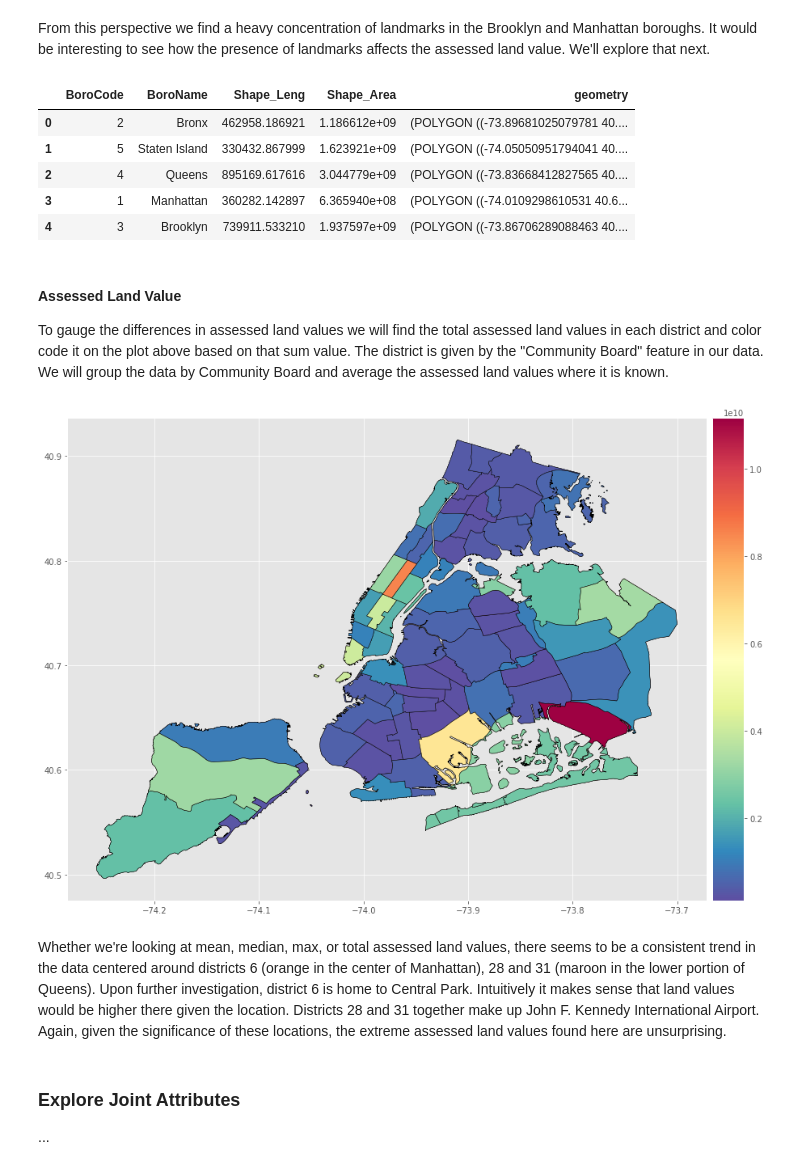
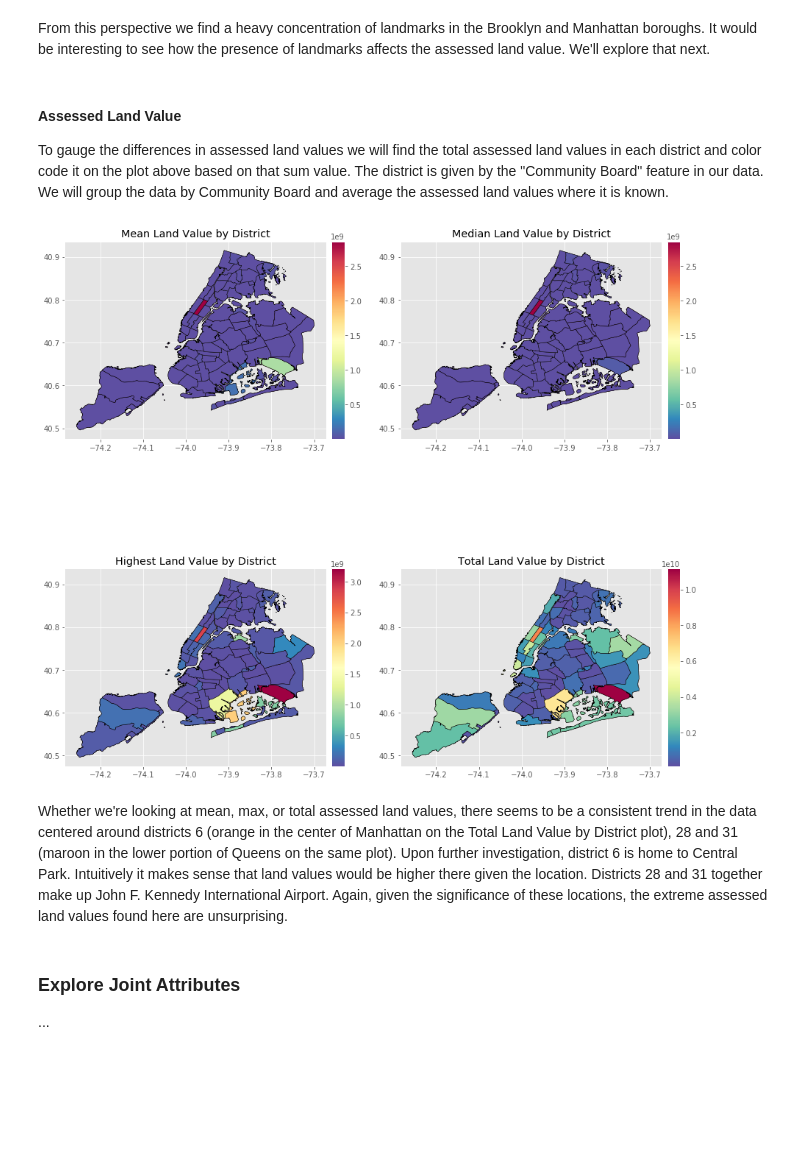
Before and after one commit to lavos84/DS7331-Term-Project, a Jupyter notebook: DS 7331 Term Project.ipynb, the cells around one changed output. Cells and saved outputs as stored; diff of their text form; code cells hidden in the pictures; blank space fills up the shorter version.

```diff
--- a/DS 7331 Term Project.ipynb
+++ b/DS 7331 Term Project.ipynb
@@ -654,15 +618,6 @@ plt.show()
 [figure]
 # %% [markdown]
 From this perspective we find a heavy concentration of landmarks in the Brooklyn and Manhattan boroughs.  It would be interesting to see how the presence of landmarks affects the assessed land value.  We'll explore that next.
-# %%
-boroughs.head(12)
-# %% [output]
-|  | BoroCode | BoroName | Shape_Leng | Shape_Area | geometry |
-| 0 | 2 | Bronx | 462958.186921 | 1.186612e+09 | (POLYGON ((-73.89681025079781 40.... |
-| 1 | 5 | Staten Island | 330432.867999 | 1.623921e+09 | (POLYGON ((-74.05050951794041 40.... |
-| 2 | 4 | Queens | 895169.617616 | 3.044779e+09 | (POLYGON ((-73.83668412827565 40.... |
-| 3 | 1 | Manhattan | 360282.142897 | 6.365940e+08 | (POLYGON ((-74.0109298610531 40.6... |
-| 4 | 3 | Brooklyn | 739911.533210 | 1.937597e+09 | (POLYGON ((-73.86706289088463 40.... |
 # %% [markdown]
 #### Assessed Land Value
 
@@ -689,22 +644,41 @@ districts = districts.merge(mean_land_value, on = "BoroCD")
 districts = districts.merge(median_land_value, on = "BoroCD")
 districts = districts.merge(max_land_value, on = "BoroCD")
 districts = districts.merge(total_land_value, on = "BoroCD")
-# %%
-# Plot the data on the map of New York City
-from mpl_toolkits.axes_grid1 import make_axes_locatable
-
-fig, ax = plt.subplots(figsize = (15,15))
-ax.set_aspect('equal')
-divider = make_axes_locatable(ax)
-cax = divider.append_axes("right", size="5%", pad=0.1)
-boroughs.plot(ax=ax, column = "BoroName", cmap = "OrRd", edgecolor = "black")
-# Overlay the districts that make up each borough
-districts.plot(ax=ax, column = "Total_value", cmap = "Spectral_r", edgecolor = "black", legend = True, cax = cax)
-plt.show()
-# %% [output]
-[figure, removed]
+# %%
+# Plot the data on the map of New York City
+from mpl_toolkits.axes_grid1 import make_axes_locatable
+
+fig, ax = plt.subplots(2, 2, figsize = (15,15))
+ax[0, 0].set_aspect('equal')
+ax[0, 1].set_aspect('equal')
+ax[1, 0].set_aspect('equal')
+ax[1, 1].set_aspect('equal')
+ax[0, 0].set_title('Mean Land Value by District')
+ax[0, 1].set_title('Median Land Value by District')
+ax[1, 0].set_title('Highest Land Value by District')
+ax[1, 1].set_title('Total Land Value by District')
+divider1 = make_axes_locatable(ax[0, 0])
+divider2 = make_axes_locatable(ax[0, 1])
+divider3 = make_axes_locatable(ax[1, 0])
+divider4 = make_axes_locatable(ax[1, 1])
+cax1 = divider1.append_axes("right", size="5%", pad=0.1)
+cax2 = divider2.append_axes("right", size="5%", pad=0.1)
+cax3 = divider3.append_axes("right", size="5%", pad=0.1)
+cax4 = divider4.append_axes("right", size="5%", pad=0.1)
+boroughs.plot(ax = ax[0, 0], column = "BoroName", cmap = "OrRd", edgecolor = "black")
+boroughs.plot(ax = ax[0, 1], column = "BoroName", cmap = "OrRd", edgecolor = "black")
+boroughs.plot(ax = ax[1, 0], column = "BoroName", cmap = "OrRd", edgecolor = "black")
+boroughs.plot(ax = ax[1, 1], column = "BoroName", cmap = "OrRd", edgecolor = "black")
+# Overlay the districts that make up each borough
+districts.plot(ax= ax[0, 0], column = "Mean_value", cmap = "Spectral_r", edgecolor = "black", legend = True, cax = cax1)
+districts.plot(ax= ax[0, 1], column = "Median_value", cmap = "Spectral_r", edgecolor = "black", legend = True, cax = cax2)
+districts.plot(ax= ax[1, 0], column = "Max_value", cmap = "Spectral_r", edgecolor = "black", legend = True, cax = cax3)
+districts.plot(ax= ax[1, 1], column = "Total_value", cmap = "Spectral_r", edgecolor = "black", legend = True, cax = cax4)
+plt.show()
+# %% [output]
+[figure, added]
 # %% [markdown]
-Whether we're looking at mean, median, max, or total assessed land values, there seems to be a consistent trend in the data centered around districts 6 (orange in the center of Manhattan), 28 and 31 (maroon in the lower portion of Queens).  Upon further investigation, district 6 is home to Central Park.  Intuitively it makes sense that land values would be higher there given the location.  Districts 28 and 31 together make up John F. Kennedy International Airport.  Again, given the significance of these locations, the extreme assessed land values found here are unsurprising.
+Whether we're looking at mean, max, or total assessed land values, there seems to be a consistent trend in the data centered around districts 6 (orange in the center of Manhattan on the Total Land Value by District plot), 28 and 31 (maroon in the lower portion of Queens on the same plot).  Upon further investigation, district 6 is home to Central Park.  Intuitively it makes sense that land values would be higher there given the location.  Districts 28 and 31 together make up John F. Kennedy International Airport.  Again, given the significance of these locations, the extreme assessed land values found here are unsurprising.
 # %% [markdown]
 ### Explore Joint Attributes
 
```
Also changed, not shown: parts of 10 cells of this notebook.
